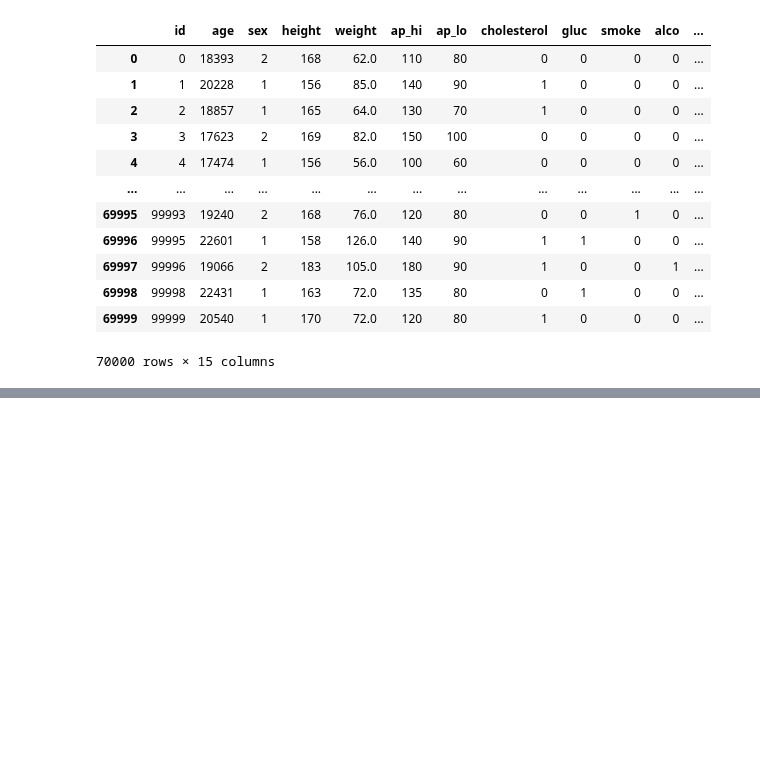
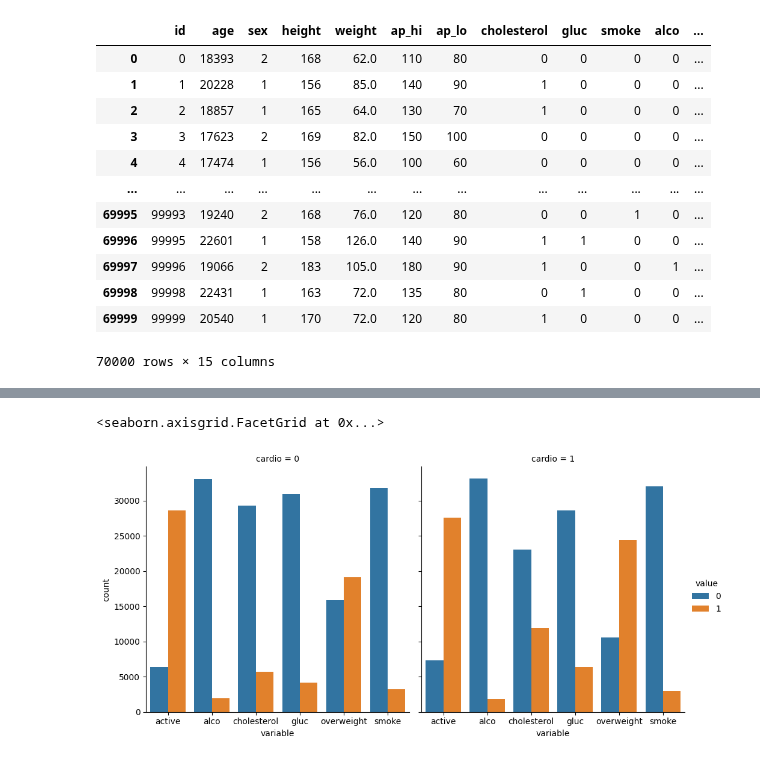
Before and after one commit to jamesra77/medical_data_visualizer, a Jupyter notebook: mdv_scratch.ipynb, the cells around one changed output, grey strips where cells are left out. Cells and saved outputs as stored; diff of their text form; code cells hidden in the pictures; blank space fills up the shorter version.

```diff
--- a/mdv_scratch.ipynb
+++ b/mdv_scratch.ipynb
@@ -88,0 +109,5 @@ sns.catplot(df_cat, kind="bar", x="health metric", y="health metric value", col=
+# %%
+sns.catplot(df_cat, kind="count", x="variable", hue="value", col="cardio") # getting there, still wrong, need y axis to be counts not frequency
+# %% [output]
+<seaborn.axisgrid.FacetGrid at 0x...>
+[figure, added]
```
Also changed, not shown: parts of 7 cells of this notebook, 1 other file.
